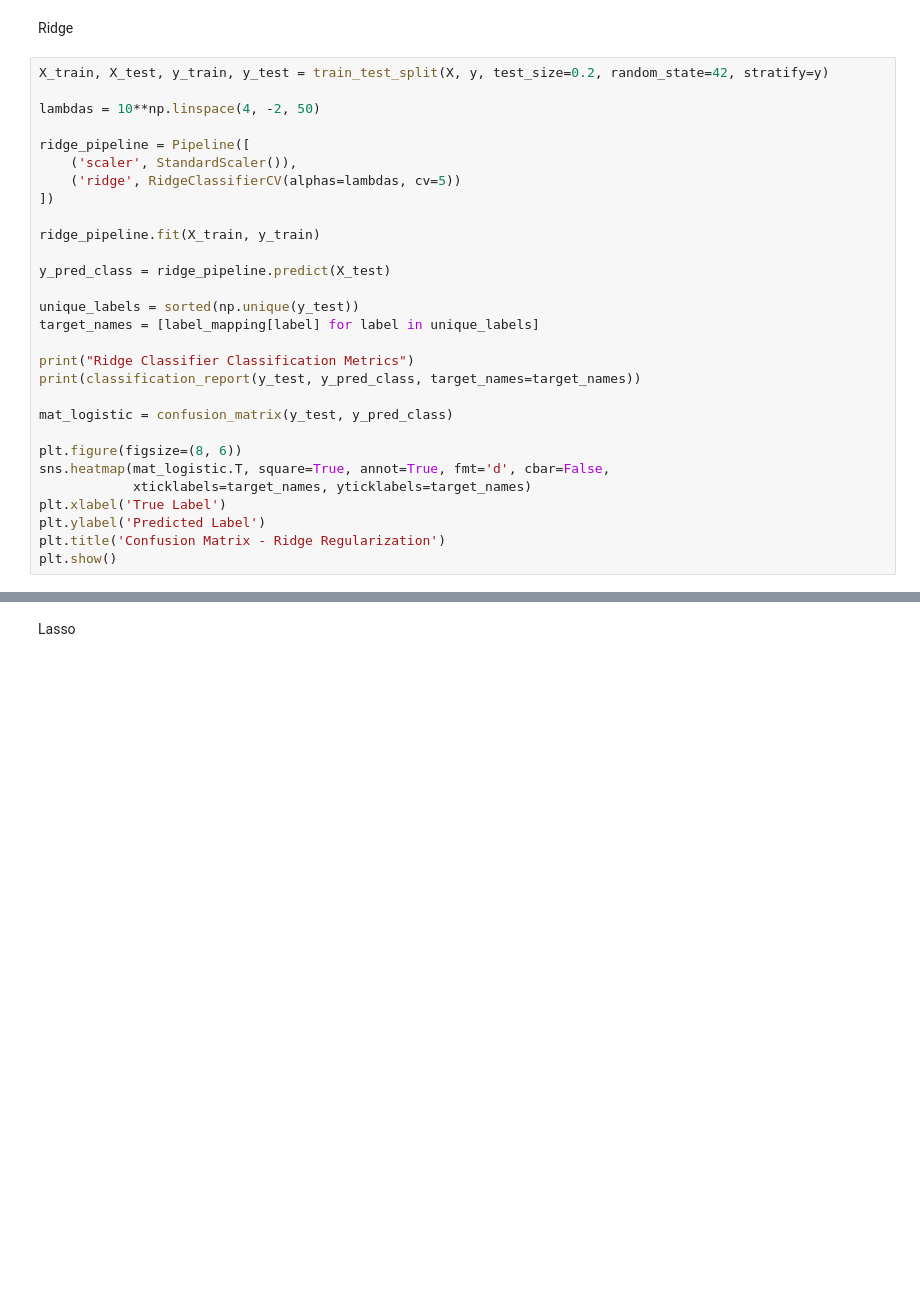
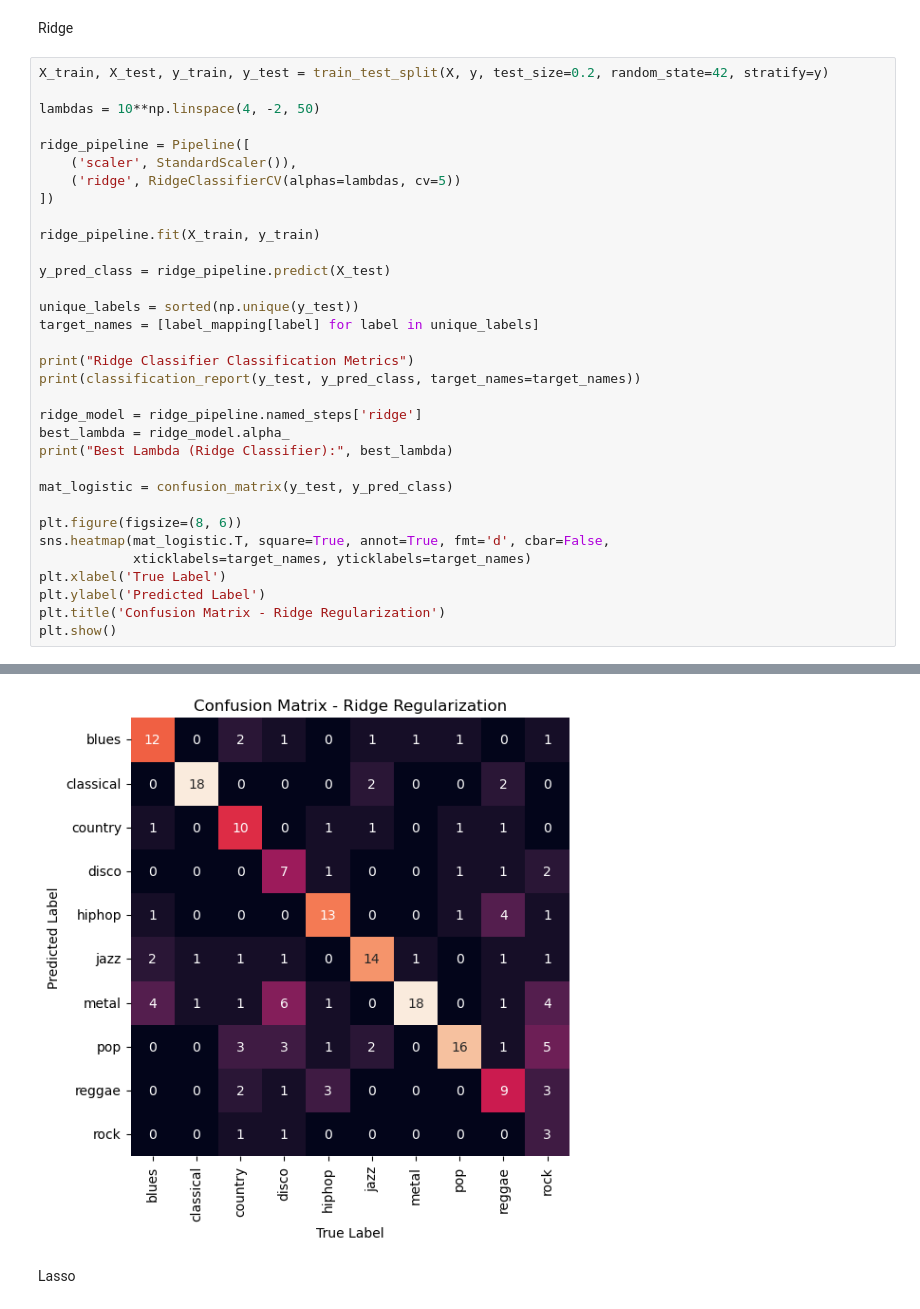
Before and after one commit to JHamoni676/cs5830-FinalProject, a Jupyter notebook: finalproject.ipynb, the cells around one changed output, grey strips where cells are left out. Cells and saved outputs as stored; diff of their text form; blank space fills up the shorter version.

```diff
--- a/finalproject.ipynb
+++ b/finalproject.ipynb
@@ -292,6 +466,10 @@ target_names = [label_mapping[label] for label in unique_labels]
 print("Ridge Classifier Classification Metrics")
 print(classification_report(y_test, y_pred_class, target_names=target_names))
 
+ridge_model = ridge_pipeline.named_steps['ridge']
+best_lambda = ridge_model.alpha_
+print("Best Lambda (Ridge Classifier):", best_lambda)
+
 mat_logistic = confusion_matrix(y_test, y_pred_class)
 
 plt.figure(figsize=(8, 6))
@@ -301,3 +479,4 @@ plt.xlabel('True Label')
 plt.ylabel('Predicted Label')
 plt.title('Confusion Matrix - Ridge Regularization')
 plt.show()
+# %% [output]
@@ -304,3 +502,4 @@ plt.show()
+[figure, added]
 # %% [markdown]
 Lasso
 # %%
```
Also changed, not shown: parts of 14 cells of this notebook.
